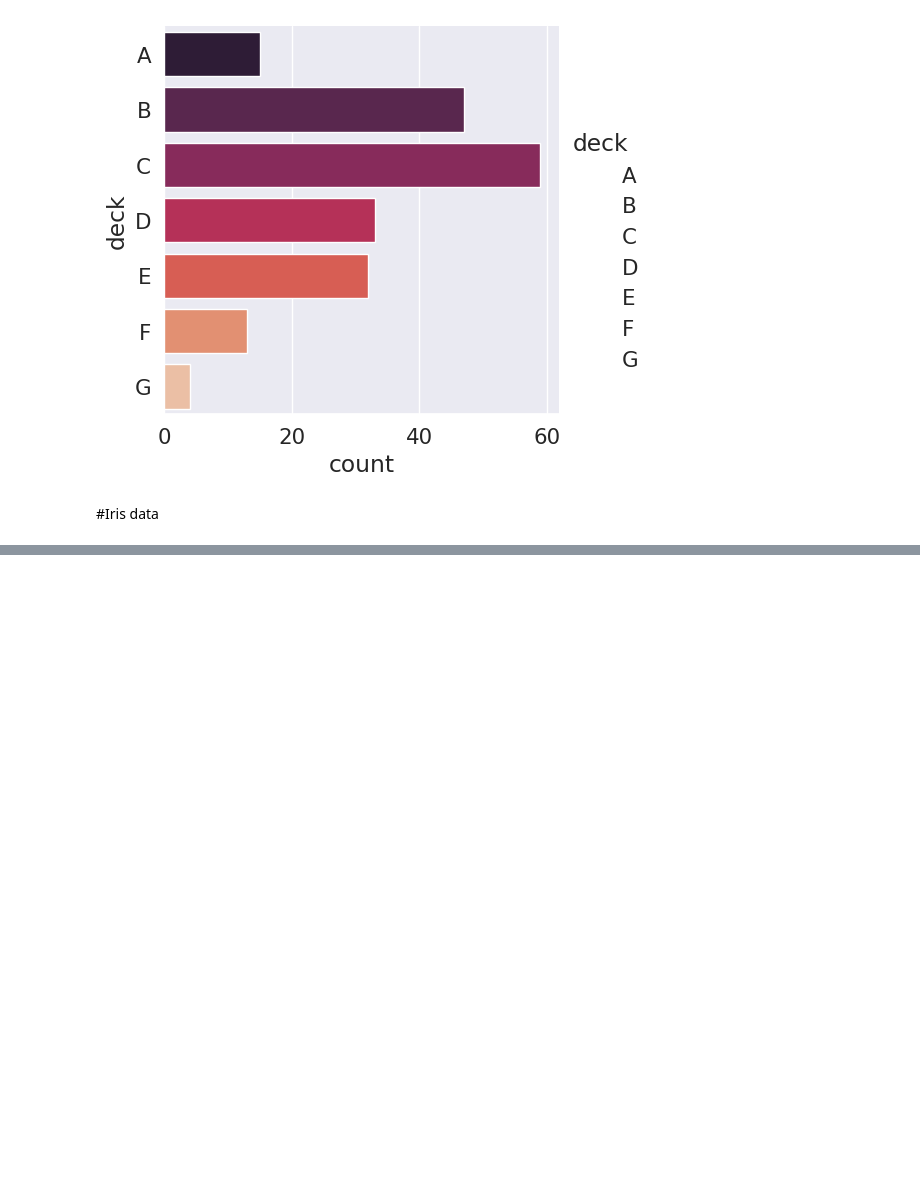
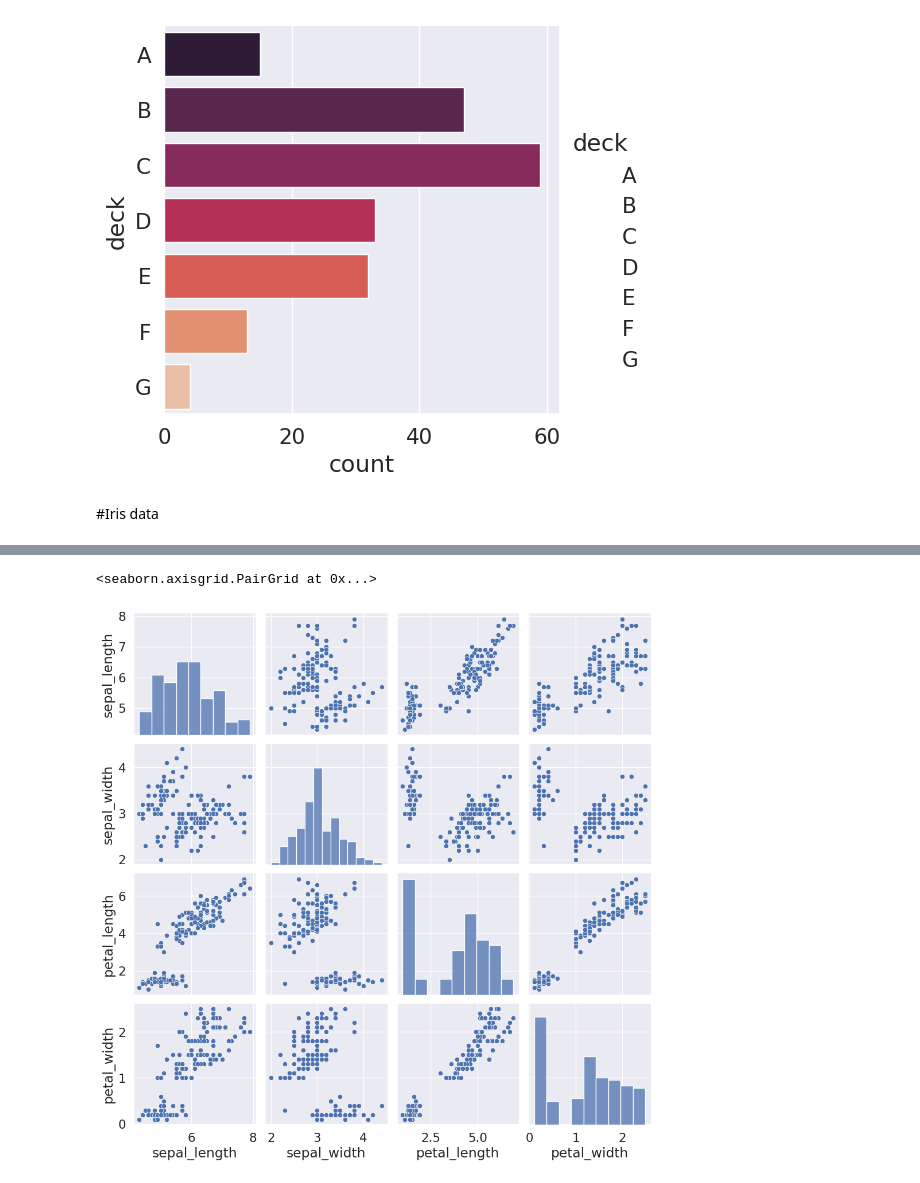
Before and after one commit to rafpank/Colab, a Jupyter notebook: data_science_bootcamp /wizualizacja_danych/04_seaborn_intro.ipynb, the cells around one changed output, grey strips where cells are left out. Drawn from its saved outputs; the diff is of its cells as text; code cells hidden in the pictures; blank space fills up the shorter version.

```diff
--- a/data_science_bootcamp /wizualizacja_danych/04_seaborn_intro.ipynb
+++ b/data_science_bootcamp /wizualizacja_danych/04_seaborn_intro.ipynb
@@ -171,0 +192,5 @@ df.head(7)
+# %%
+sns.pairplot(data=df)
+# %% [output]
+<seaborn.axisgrid.PairGrid at 0x...>
+[figure, added]
```
Also changed, not shown: parts of 3 cells of this notebook.
